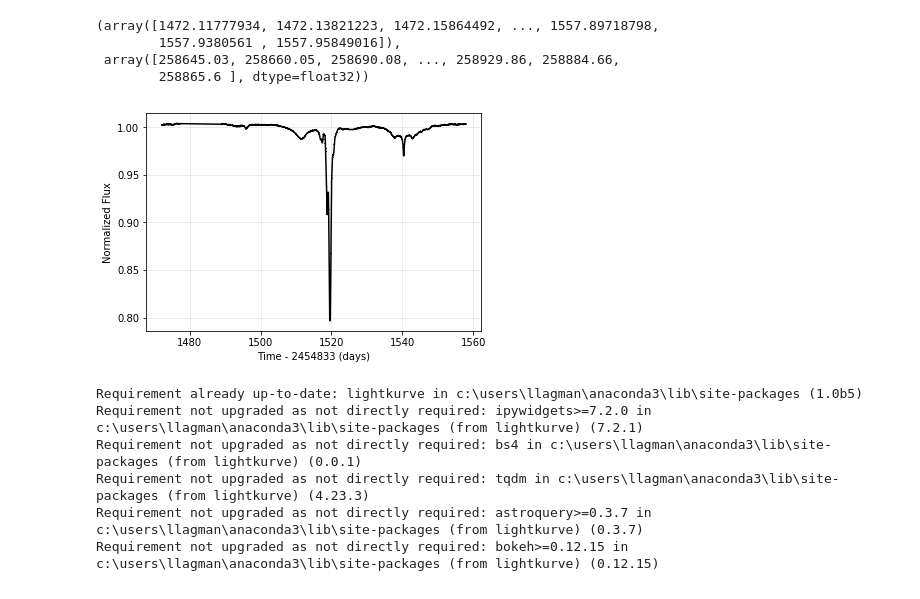
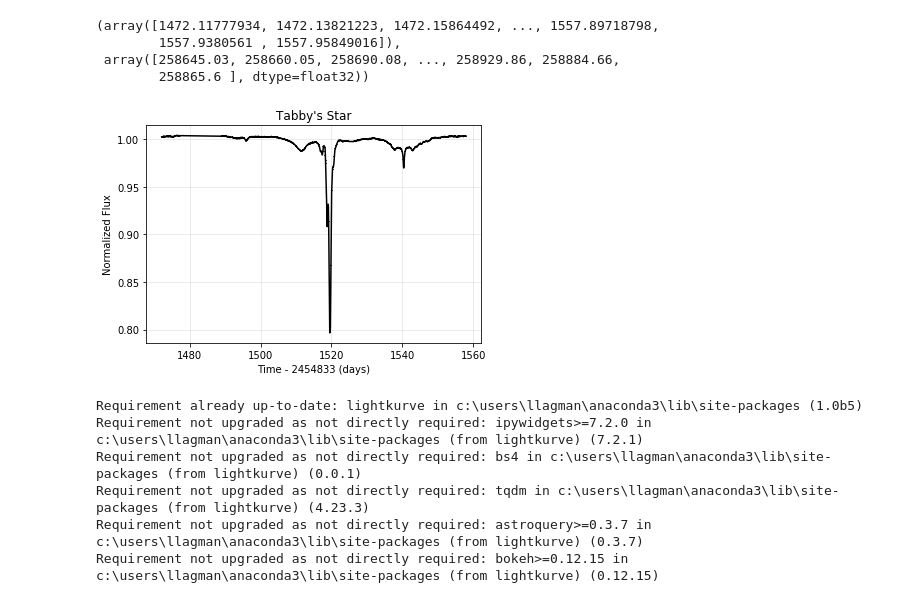
Before and after one commit to LanzLagman/Project-Kepler-TESS, a Jupyter notebook: Kepler Lightkurve tutorial.ipynb, the cells around one changed output. Cells and saved outputs as stored; diff of their text form; code cells hidden in the pictures.

Commit message:
added plot title to light curve plot

```diff
--- a/Kepler Lightkurve tutorial.ipynb
+++ b/Kepler Lightkurve tutorial.ipynb
@@ -27,9 +27,9 @@ lc.time, lc.flux
  array([258645.03, 258660.05, 258690.08, ..., 258929.86, 258884.66,
         258865.6 ], dtype=float32))
 # %%
-lc.plot(linestyle='solid');
+lc.plot(linestyle='solid', title="Tabby's Star");
 # %% [output]
-[figure, old version]
+[figure, new version]
 # %%
 !pip install lightkurve --upgrade
 # %% [output]
```
